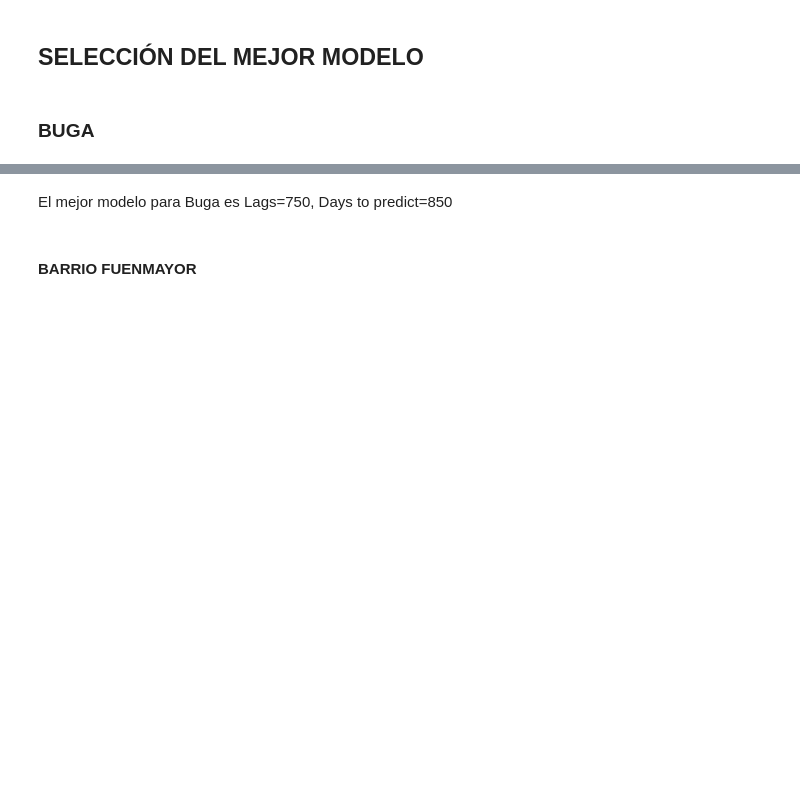
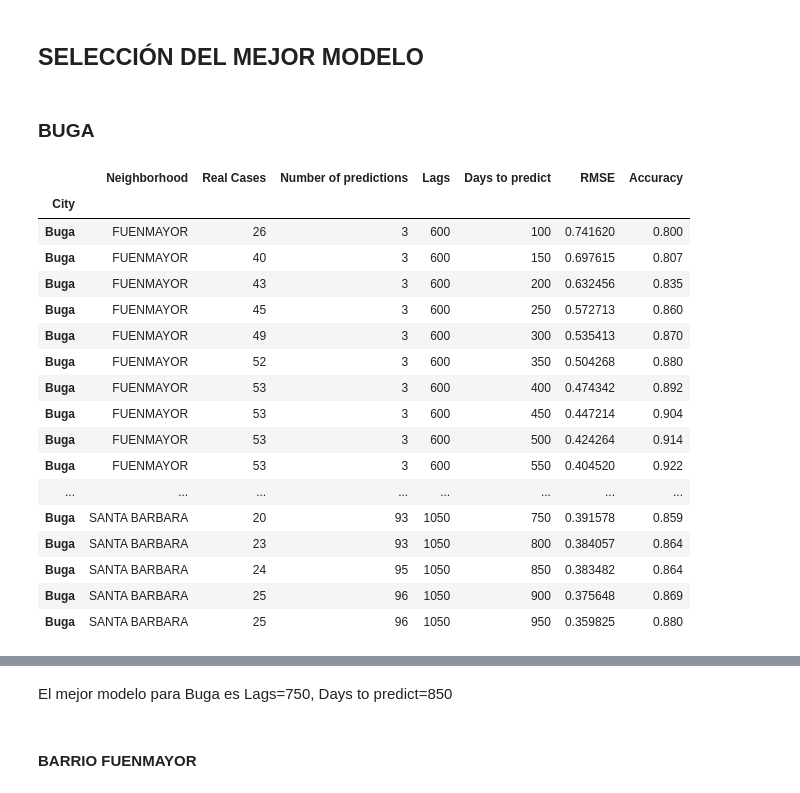
Before and after one commit to JuanImbachi/PDG, a Jupyter notebook: Analysis/data_analytics/Modelamiento datos.ipynb, the cells around one changed output, grey strips where cells are left out. Drawn from its saved outputs; the diff is of its cells as text; code cells hidden in the pictures; blank space fills up the shorter version.

```diff
--- a/Analysis/data_analytics/Modelamiento datos.ipynb
+++ b/Analysis/data_analytics/Modelamiento datos.ipynb
@@ -216,5 +225,24 @@ df_buga_models = pd.DataFrame(buga_models)
 # %%
 first_four_neighborhoods = ['FUENMAYOR', 'SANTA BARBARA', 'BALBOA', 'LA HONDA']
 df_buga_models = df_buga_models[df_buga_models.Neighborhood.isin(first_four_neighborhoods)]
-df_buga_models = df_buga_models[df_buga_models.RMSE <= 0.20]
+df_buga_models
+# %% [output]
+|  | Neighborhood | Real Cases | Number of predictions | Lags | Days to predict | RMSE | Accuracy |
+| City |  |  |  |  |  |  |  |
+| Buga | FUENMAYOR | 26 | 3 | 600 | 100 | 0.741620 | 0.800 |
+| Buga | FUENMAYOR | 40 | 3 | 600 | 150 | 0.697615 | 0.807 |
+| Buga | FUENMAYOR | 43 | 3 | 600 | 200 | 0.632456 | 0.835 |
+| Buga | FUENMAYOR | 45 | 3 | 600 | 250 | 0.572713 | 0.860 |
+| Buga | FUENMAYOR | 49 | 3 | 600 | 300 | 0.535413 | 0.870 |
+| Buga | FUENMAYOR | 52 | 3 | 600 | 350 | 0.504268 | 0.880 |
+| Buga | FUENMAYOR | 53 | 3 | 600 | 400 | 0.474342 | 0.892 |
+| Buga | FUENMAYOR | 53 | 3 | 600 | 450 | 0.447214 | 0.904 |
+| Buga | FUENMAYOR | 53 | 3 | 600 | 500 | 0.424264 | 0.914 |
+| Buga | FUENMAYOR | 53 | 3 | 600 | 550 | 0.404520 | 0.922 |
+| ... | ... | ... | ... | ... | ... | ... | ... |
+| Buga | SANTA BARBARA | 20 | 93 | 1050 | 750 | 0.391578 | 0.859 |
+| Buga | SANTA BARBARA | 23 | 93 | 1050 | 800 | 0.384057 | 0.864 |
+| Buga | SANTA BARBARA | 24 | 95 | 1050 | 850 | 0.383482 | 0.864 |
+| Buga | SANTA BARBARA | 25 | 96 | 1050 | 900 | 0.375648 | 0.869 |
+| Buga | SANTA BARBARA | 25 | 96 | 1050 | 950 | 0.359825 | 0.880 |
 # %%
```
Also changed, not shown: parts of 23 cells of this notebook, 5 other files.
